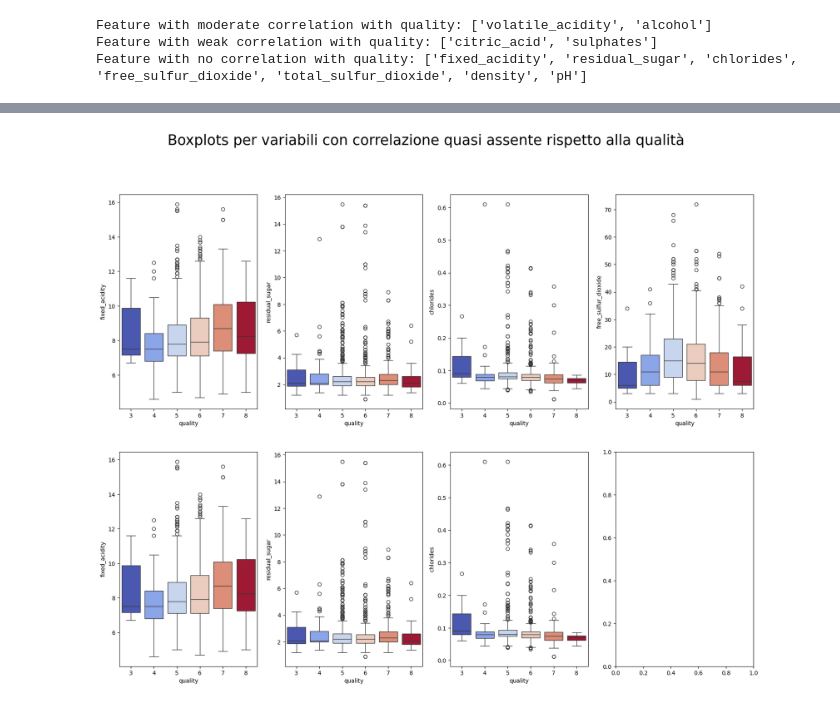
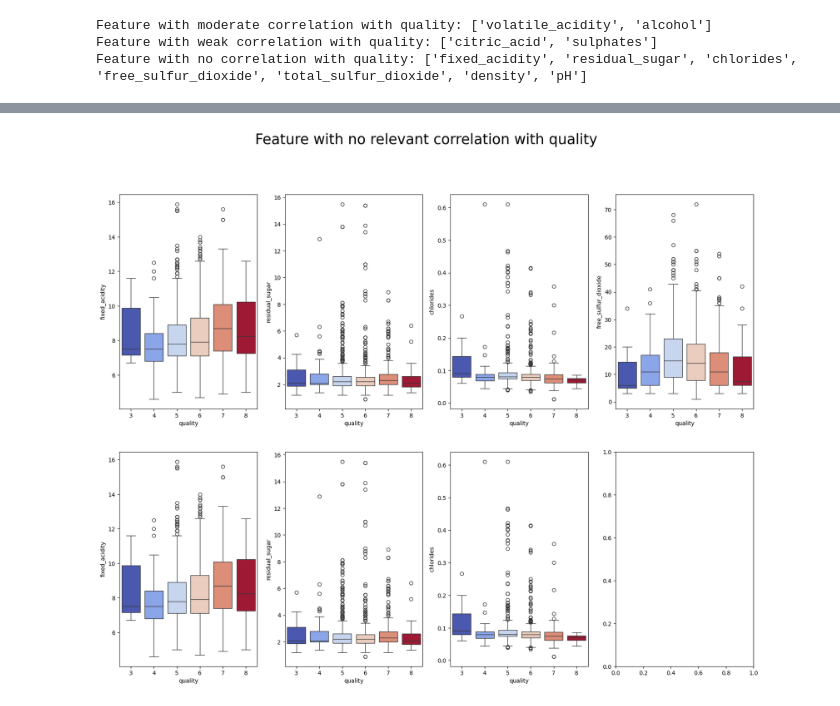
Before and after one commit to gonarec/WineDetector_Python_Project, a Jupyter notebook: Project.ipynb, the cells around one changed output, grey strips where cells are left out. Cells and saved outputs as stored; diff of their text form; code cells hidden in the pictures.

```diff
--- a/Project.ipynb
+++ b/Project.ipynb
@@ -102,13 +122,13 @@ plt.show()
 # %%
 fig, ax = plt.subplots(2,4,figsize=(20,15))
 a=0
 for i in range(len(no_corr)):
     if i >3:
         a=1
         i=i-4
     sns.boxplot(x='quality', y=no_corr[i], hue='quality', data = wine_dataframe, ax=ax[a,i], palette = 'coolwarm', legend=False)
 
-fig.suptitle('Boxplots per variabili con correlazione quasi assente rispetto alla qualità', fontsize=25)
+fig.suptitle('Feature with no relevant correlation with quality', fontsize=25)
 plt.show()
 # %% [output]
-[figure, old version]
+[figure, new version]
```
Also changed, not shown: parts of 7 cells of this notebook.
